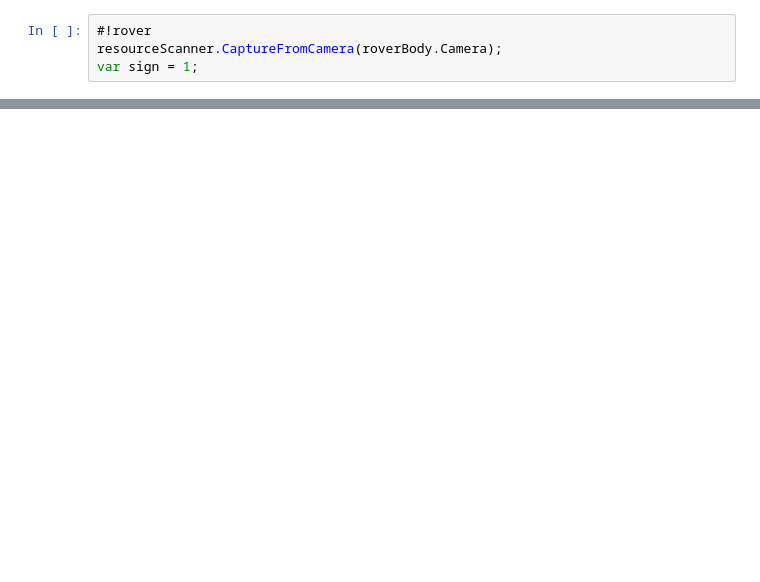
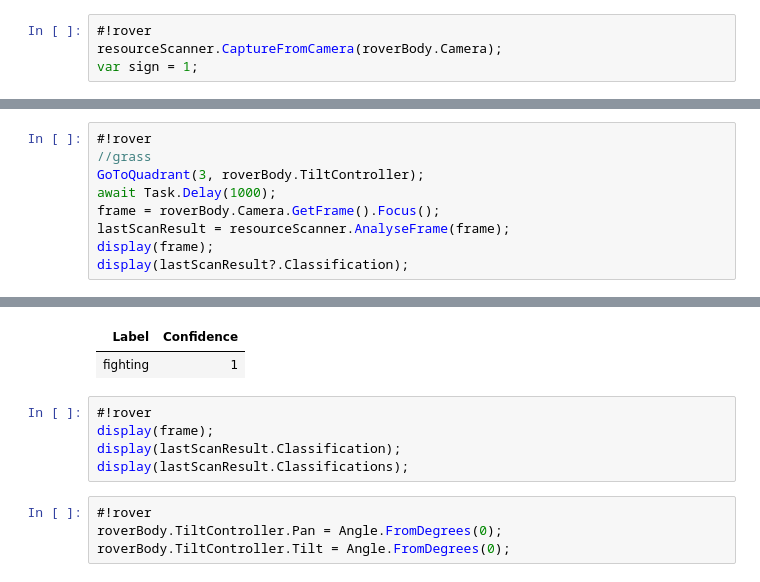
Before and after one commit to pi-top/pi-top-4-.NET-SDK, a Jupyter notebook: examples/notebooks/remoteRover.ipynb, the cells around one changed output, grey strips where cells are left out. Cells and saved outputs as stored; diff of their text form; blank space fills up the shorter version.

```diff
--- a/examples/notebooks/remoteRover.ipynb
+++ b/examples/notebooks/remoteRover.ipynb
@@ -68,0 +97,10 @@ roverBody.AllLightsOff();
+# %%
+#!rover
+//grass
+GoToQuadrant(3, roverBody.TiltController);
+await Task.Delay(1000);
+frame = roverBody.Camera.GetFrame().Focus();
+lastScanResult = resourceScanner.AnalyseFrame(frame);
+display(frame);
+display(lastScanResult?.Classification);
+# %% [output]
@@ -68,0 +108,11 @@ roverBody.AllLightsOff();
+| Label | Confidence |
+| fighting | 1 |
+# %%
+#!rover
+display(frame);
+display(lastScanResult.Classification);
+display(lastScanResult.Classifications);
+# %%
+#!rover
+roverBody.TiltController.Pan = Angle.FromDegrees(0);
+roverBody.TiltController.Tilt = Angle.FromDegrees(0);
```
Also changed, not shown: parts of 13 cells of this notebook, 3 other files.
